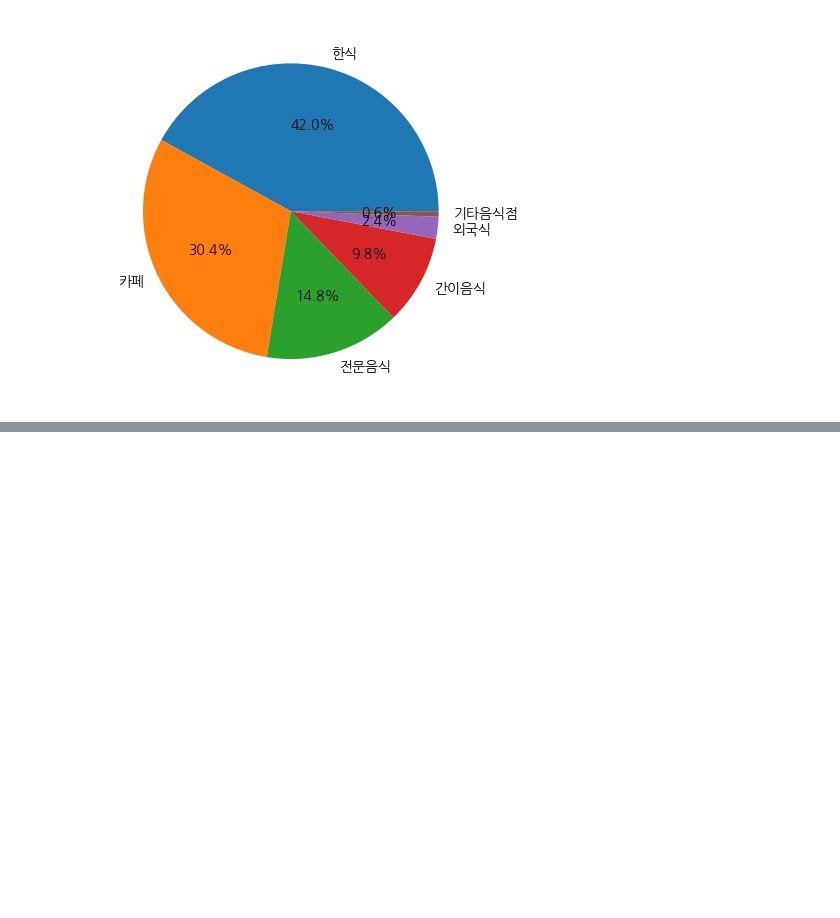
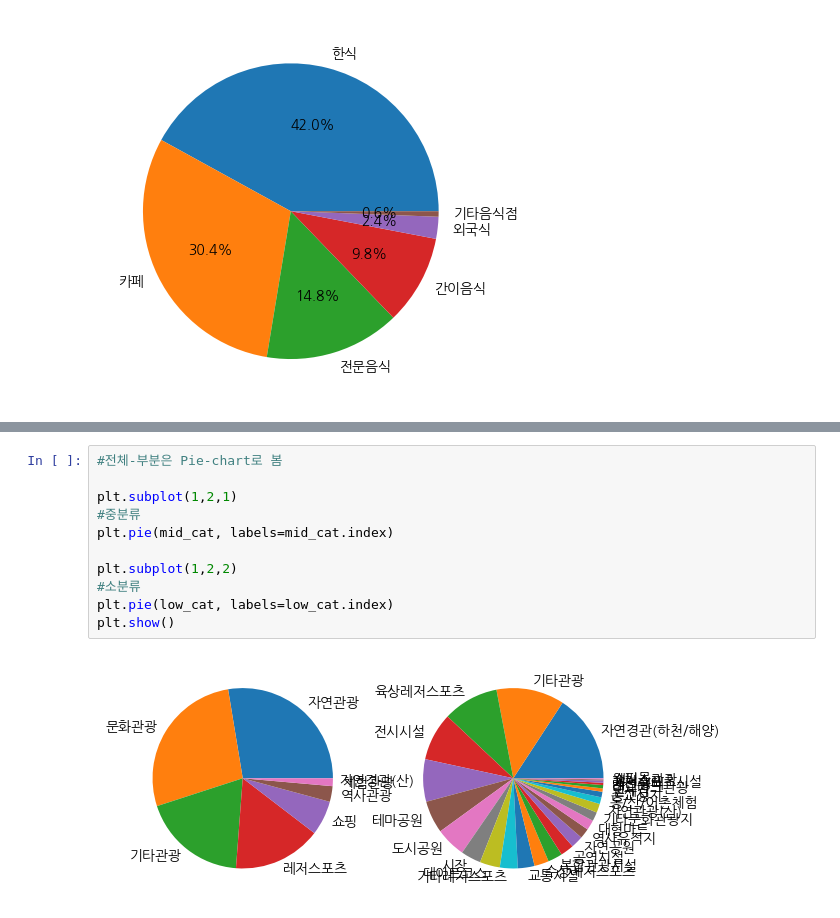
Before and after one commit to kyurie44/DA_school, a Jupyter notebook: EDA.ipynb, the cells around one changed output, grey strips where cells are left out. Cells and saved outputs as stored; diff of their text form; blank space fills up the shorter version.

```diff
--- a/EDA.ipynb
+++ b/EDA.ipynb
@@ -1127,0 +1301,13 @@ plt.show()
+# %%
+#전체-부분은 Pie-chart로 봄
+
+plt.subplot(1,2,1)
+#중분류
+plt.pie(mid_cat, labels=mid_cat.index)
+
+plt.subplot(1,2,2)
+#소분류
+plt.pie(low_cat, labels=low_cat.index)
+plt.show()
+# %% [output]
+[figure, added]
```
Also changed, not shown: parts of 156 cells of this notebook, 2 other files.
